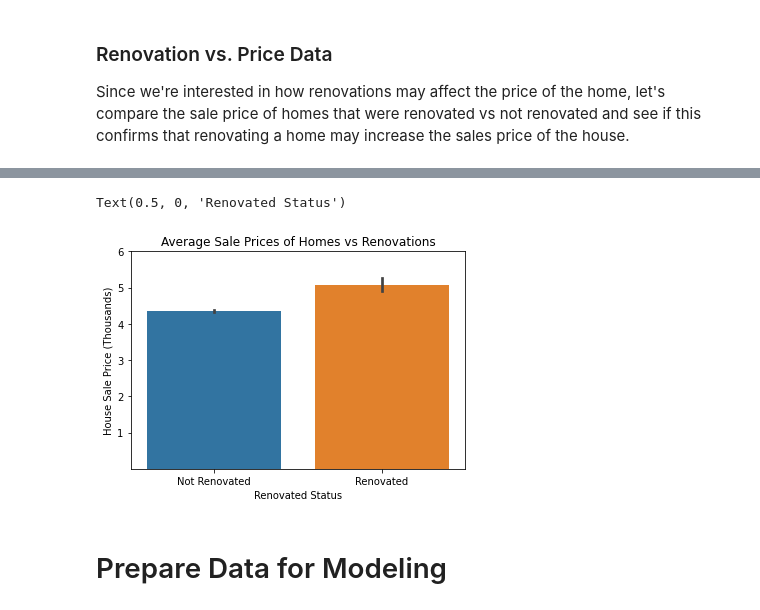
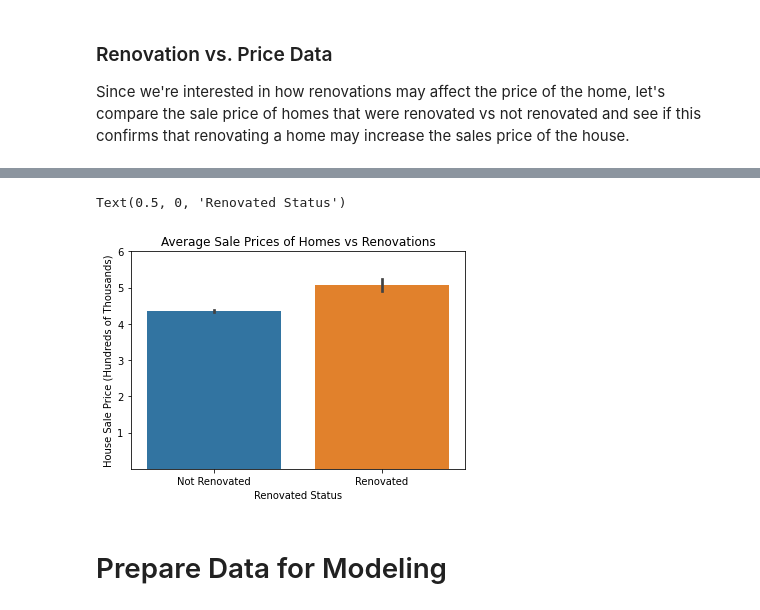
Before and after one commit to sborrmann11/dcs-phase-2-project, a Jupyter notebook: phase-2-jupyter-notebook.ipynb, the cells around one changed output, grey strips where cells are left out. Cells and saved outputs as stored; diff of their text form; code cells hidden in the pictures.

```diff
--- a/phase-2-jupyter-notebook.ipynb
+++ b/phase-2-jupyter-notebook.ipynb
@@ -380,14 +389,14 @@ df.groupby(by='renovated').mean()
 | 1 | 507425.582031 | 3.160156 | 1.979492 | 1853.353516 | 14539.443359 | 1.396484 | 7.255859 | 0.015625 | 0.406250 | ... |
 # %%
 sns.barplot(data = df, x='renovated', y='price')
-plt.ylabel('House Sale Price (Thousands)')
+plt.ylabel('House Sale Price (Hundreds of Thousands)')
 plt.title('Average Sale Prices of Homes vs Renovations')
 plt.yticks(ticks=[100000,200000,300000,400000,500000,600000],labels=[1,2,3,4,5,6])
 plt.xticks(ticks=[0,1],labels=['Not Renovated','Renovated'])
 plt.xlabel('Renovated Status')
 # %% [output]
 Text(0.5, 0, 'Renovated Status')
-[figure, old version]
+[figure, new version]
 # %% [markdown]
 # Prepare Data for Modeling
 # %% [markdown]
```
Also changed, not shown: parts of 23 cells of this notebook, 2 other files.
